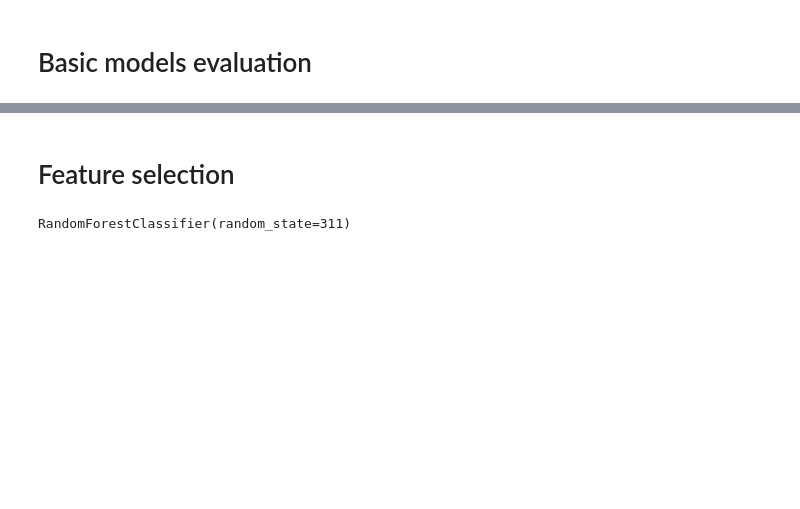
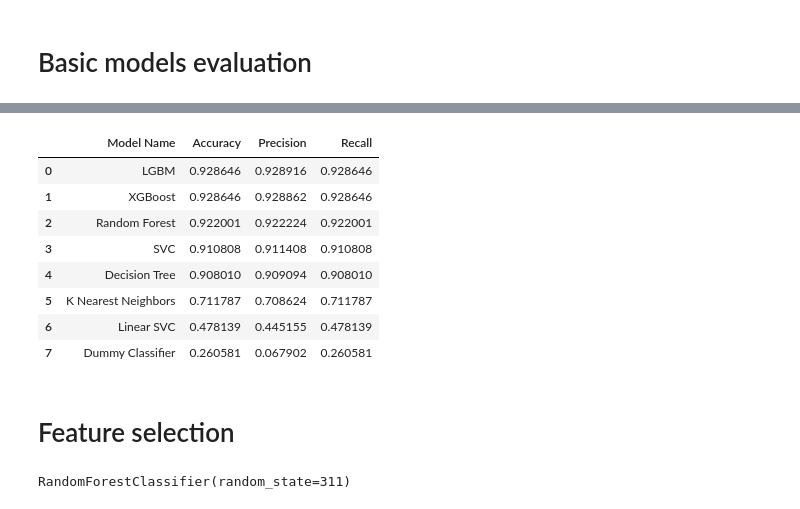
Before and after one commit to tomaszzywicki/Dry-Bean-Classification, a Jupyter notebook: notebooks/data_pereparation2.ipynb, the cells around one changed output, grey strips where cells are left out. Cells and saved outputs as stored; diff of their text form; code cells hidden in the pictures; blank space fills up the shorter version.

```diff
--- a/notebooks/data_pereparation2.ipynb
+++ b/notebooks/data_pereparation2.ipynb
@@ -83,3 +89,15 @@ print(results)
+# %%
+results
+# %% [output]
+|  | Model Name | Accuracy | Precision | Recall |
+| 0 | LGBM | 0.928646 | 0.928916 | 0.928646 |
+| 1 | XGBoost | 0.928646 | 0.928862 | 0.928646 |
+| 2 | Random Forest | 0.922001 | 0.922224 | 0.922001 |
+| 3 | SVC | 0.910808 | 0.911408 | 0.910808 |
+| 4 | Decision Tree | 0.908010 | 0.909094 | 0.908010 |
+| 5 | K Nearest Neighbors | 0.711787 | 0.708624 | 0.711787 |
+| 6 | Linear SVC | 0.478139 | 0.445155 | 0.478139 |
+| 7 | Dummy Classifier | 0.260581 | 0.067902 | 0.260581 |
 # %% [markdown]
 # Feature selection
 # %%
```
Also changed, not shown: parts of 11 cells of this notebook, 1 other file.
